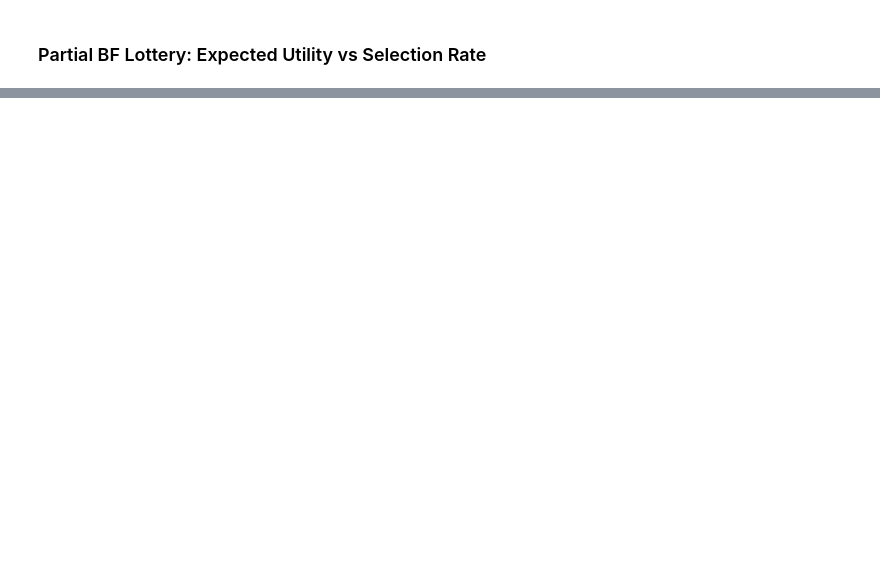
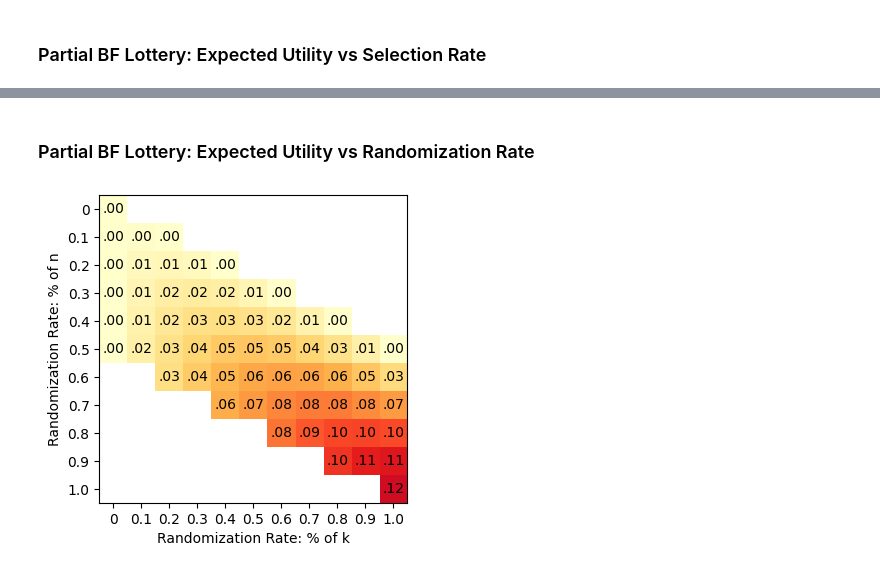
Before and after one commit to shomikj/randomization_for_fairness, a Jupyter notebook: claims_known/utility_tradeoff.ipynb, the cells around one changed output, grey strips where cells are left out. Drawn from its saved outputs; the diff is of its cells as text; code cells hidden in the pictures; blank space fills up the shorter version.

```diff
--- a/claims_known/utility_tradeoff.ipynb
+++ b/claims_known/utility_tradeoff.ipynb
@@ -141,0 +160,41 @@ plt.show()
+# %% [markdown]
+### Partial BF Lottery: Expected Utility vs Randomization Rate
+# %%
+from claims_known import experiment
+import matplotlib.pyplot as plt
+import matplotlib.lines as mlines
+
+e = experiment("uniform")
+res = e.partial_bf_randomization_rate(0.5)
+#res2 = e.partial_bf_randomization_rate(0.25)
+#res3 = e.partial_bf_randomization_rate(0.5)
+# %%
+res = res[["perc_random_k", "perc_random_n", "util_diff"]]
+util_diff = []
+for perc_random_n in [0, 0.1, 0.2, 0.3, 0.4, 0.5, 0.6, 0.7, 0.8, 0.9, 1.0]:
+    inner = []
+    for perc_random_k in [0, 0.1, 0.2, 0.3, 0.4, 0.5, 0.6, 0.7, 0.8, 0.9, 1.0]:
+        val = res.loc[(res["perc_random_k"]==perc_random_k)&(res["perc_random_n"]==perc_random_n), "util_diff"].to_numpy()
+        if len(val)>0:
+            inner.append(np.abs(val[0]))
+        else:
+            inner.append(np.nan)
+    util_diff.append(inner)
+# %%
+plt.rcParams["figure.figsize"] = [5, 4]
+fig, ax = plt.subplots()
+
+plt.imshow(util_diff, cmap='YlOrRd', vmin=0, vmax=0.15, interpolation='nearest')
+
+ax.set_xticks([0, 1, 2, 3, 4, 5, 6, 7, 8, 9, 10], labels=[0, 0.1, 0.2, 0.3, 0.4, 0.5, 0.6, 0.7, 0.8, 0.9, 1.0])
+ax.set_yticks([0, 1, 2, 3, 4, 5, 6, 7, 8, 9, 10], labels=[0, 0.1, 0.2, 0.3, 0.4, 0.5, 0.6, 0.7, 0.8, 0.9, 1.0])
+ax.set_xlabel('Randomization Rate: % of k')
+ax.set_ylabel('Randomization Rate: % of n')
+
+for (j,i),label in np.ndenumerate(util_diff):
+    if pd.notna(label):
+        ax.text(i,j,"{:.2f}".format(label)[1:],ha='center',va='center')
+
+plt.show()
+# %% [output]
+[figure, added]
```
Also changed, not shown: parts of 6 cells of this notebook, 16 other files.
